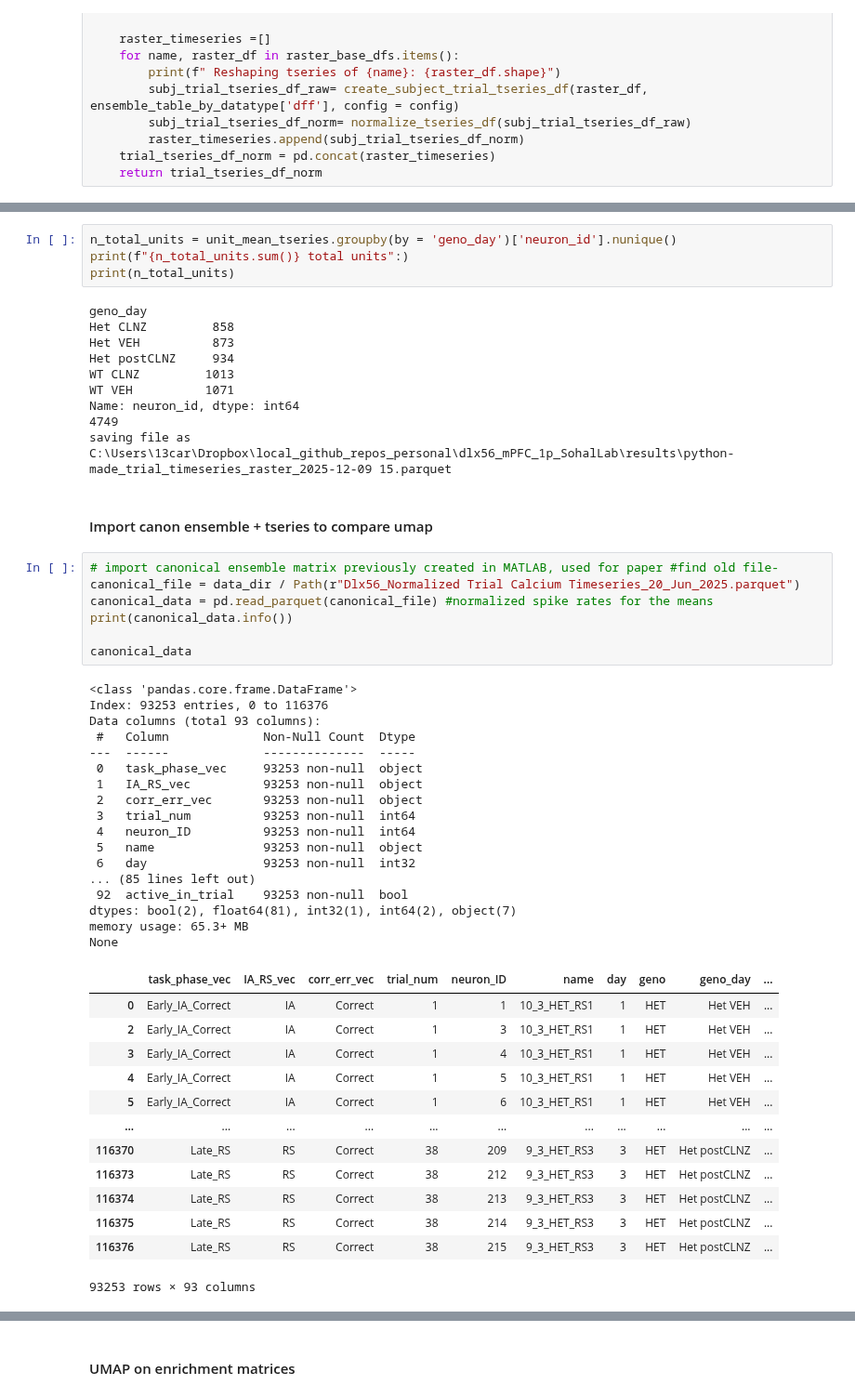
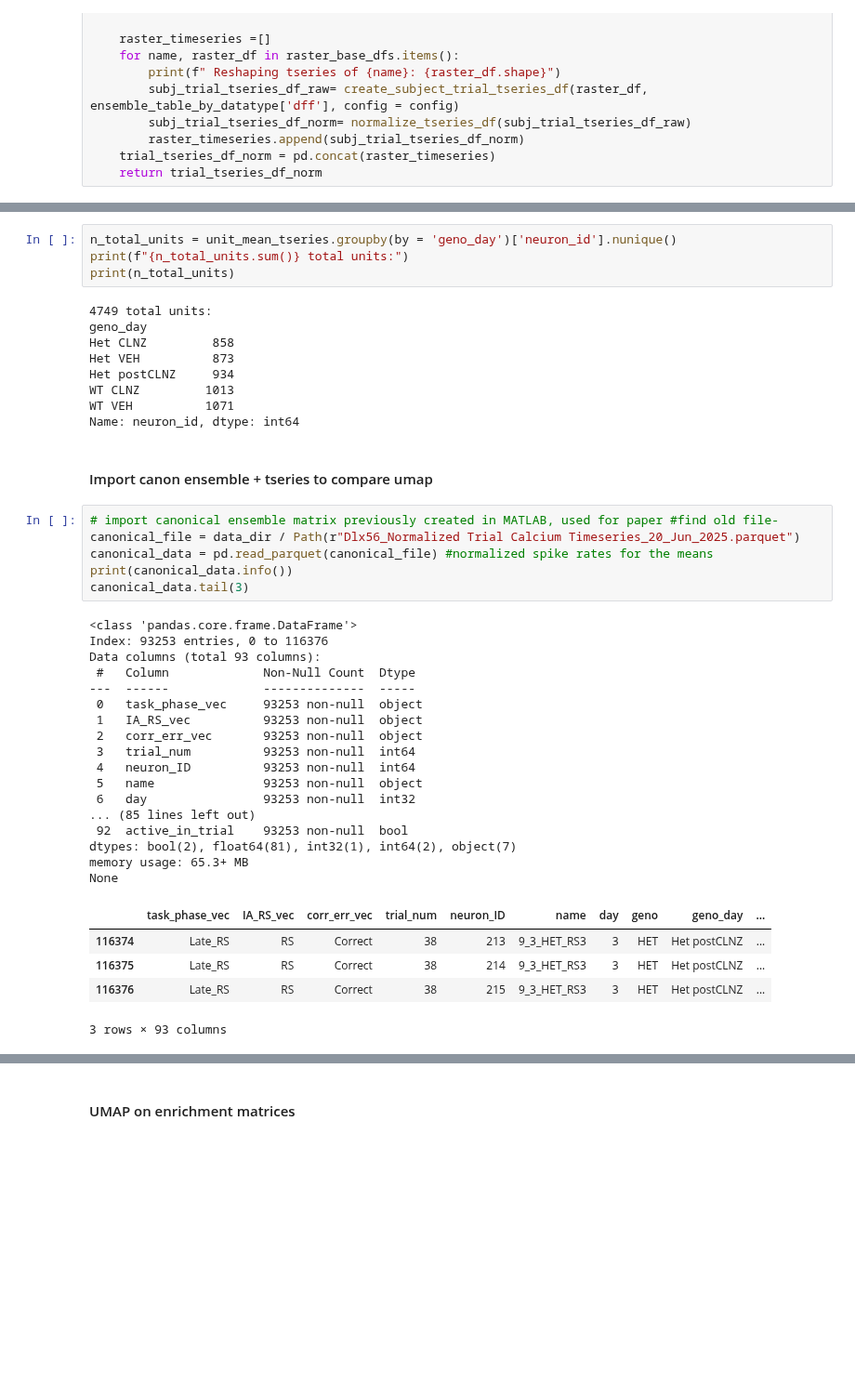
Before and after one commit to cjohnsoncruz/dlx56_mPFC_1p_SohalLab, a Jupyter notebook: code/revisions_Sup Fig1_ensemble_stability_test_v1.ipynb, the cells around one changed output, grey strips where cells are left out. Shown at 93% size. Cells and saved outputs as stored; diff of their text form; blank space fills up the shorter version.

```diff
--- a/code/revisions_Sup Fig1_ensemble_stability_test_v1.ipynb
+++ b/code/revisions_Sup Fig1_ensemble_stability_test_v1.ipynb
@@ -643,8 +698,9 @@ unit_mean_tseries.tail(3)
 # %%
 n_total_units = unit_mean_tseries.groupby(by = 'geno_day')['neuron_id'].nunique()
-print(f"{n_total_units.sum()} total units":)
+print(f"{n_total_units.sum()} total units:")
 print(n_total_units)
 # %% [output]
+4749 total units:
 geno_day
 Het CLNZ         858
 Het VEH          873
@@ -652,48 +708,37 @@ Het postCLNZ     934
 WT CLNZ         1013
 WT VEH          1071
 Name: neuron_id, dtype: int64
-4749
-saving file as C:\Users\13car\Dropbox\local_github_repos_personal\dlx56_mPFC_1p_SohalLab\results\python-made_trial_timeseries_raster_2025-12-09 15.parquet
 # %% [markdown]
 #### Import canon ensemble + tseries to compare umap
 # %%
 # import canonical ensemble matrix previously created in MATLAB, used for paper #find old file-
 canonical_file = data_dir / Path(r"Dlx56_Normalized Trial Calcium Timeseries_20_Jun_2025.parquet")
 canonical_data = pd.read_parquet(canonical_file) #normalized spike rates for the means
 print(canonical_data.info())
-
-canonical_data
+canonical_data.tail(3)
 # %% [output]
 <class 'pandas.core.frame.DataFrame'>
 Index: 93253 entries, 0 to 116376
 Data columns (total 93 columns):
  #   Column             Non-Null Count  Dtype
 ---  ------             --------------  -----
  0   task_phase_vec     93253 non-null  object
  1   IA_RS_vec          93253 non-null  object
  2   corr_err_vec       93253 non-null  object
  3   trial_num          93253 non-null  int64
  4   neuron_ID          93253 non-null  int64
  5   name               93253 non-null  object
  6   day                93253 non-null  int32
 ... (85 lines left out)
  92  active_in_trial    93253 non-null  bool
 dtypes: bool(2), float64(81), int32(1), int64(2), object(7)
 memory usage: 65.3+ MB
 None
 |  | task_phase_vec | IA_RS_vec | corr_err_vec | trial_num | neuron_ID | name | day | geno | geno_day | ... |
-| 0 | Early_IA_Correct | IA | Correct | 1 | 1 | 10_3_HET_RS1 | 1 | HET | Het VEH | ... |
-| 2 | Early_IA_Correct | IA | Correct | 1 | 3 | 10_3_HET_RS1 | 1 | HET | Het VEH | ... |
-| 3 | Early_IA_Correct | IA | Correct | 1 | 4 | 10_3_HET_RS1 | 1 | HET | Het VEH | ... |
-| 4 | Early_IA_Correct | IA | Correct | 1 | 5 | 10_3_HET_RS1 | 1 | HET | Het VEH | ... |
-| 5 | Early_IA_Correct | IA | Correct | 1 | 6 | 10_3_HET_RS1 | 1 | HET | Het VEH | ... |
-| ... | ... | ... | ... | ... | ... | ... | ... | ... | ... | ... |
-| 116370 | Late_RS | RS | Correct | 38 | 209 | 9_3_HET_RS3 | 3 | HET | Het postCLNZ | ... |
-| 116373 | Late_RS | RS | Correct | 38 | 212 | 9_3_HET_RS3 | 3 | HET | Het postCLNZ | ... |
 | 116374 | Late_RS | RS | Correct | 38 | 213 | 9_3_HET_RS3 | 3 | HET | Het postCLNZ | ... |
 | 116375 | Late_RS | RS | Correct | 38 | 214 | 9_3_HET_RS3 | 3 | HET | Het postCLNZ | ... |
 | 116376 | Late_RS | RS | Correct | 38 | 215 | 9_3_HET_RS3 | 3 | HET | Het postCLNZ | ... |
-93253 rows × 93 columns
+3 rows × 93 columns
 # %%
 #get canon mean unit timeseries
 numeric_col_canon = get_numeric_cols_timeseries(canonical_data, " to ")  #update post drop\
```
Also changed, not shown: parts of 17 cells of this notebook.
